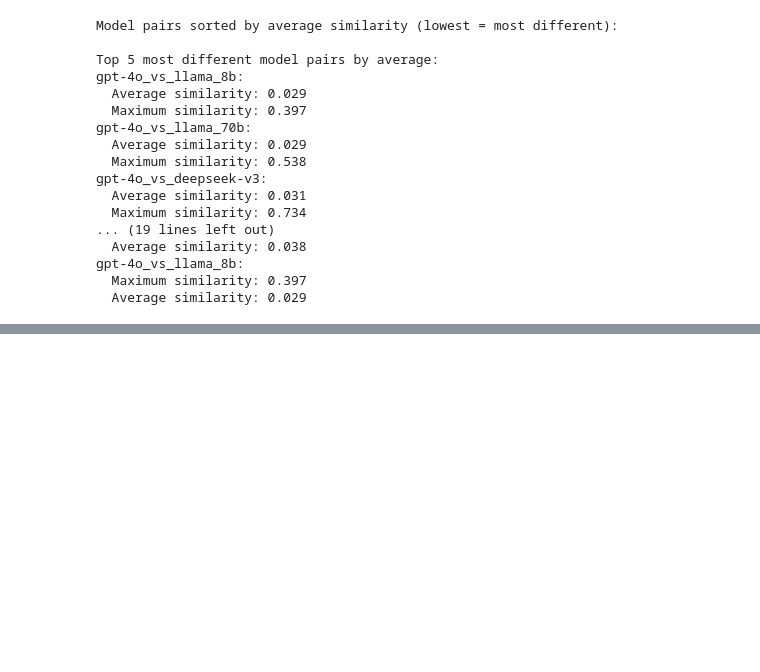
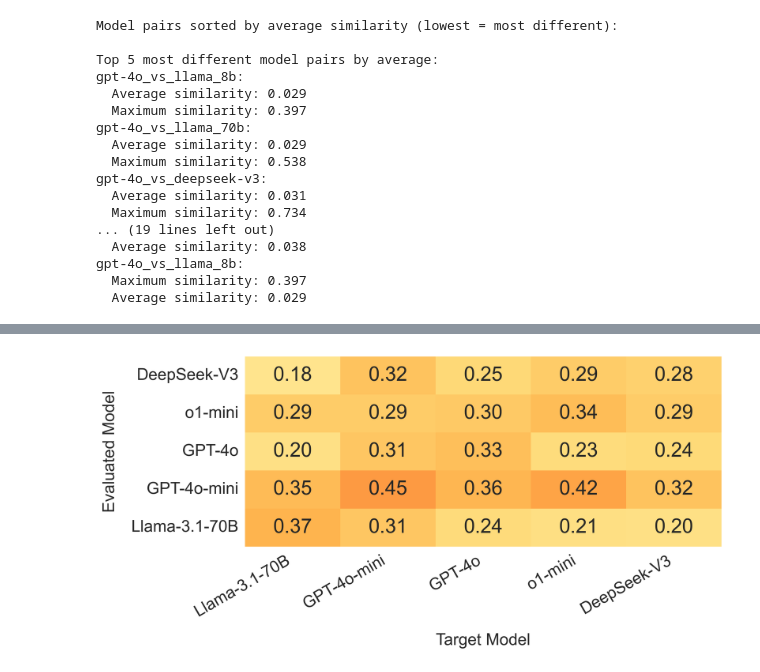
Before and after one commit to davisrbr/adaptive_evals, a Jupyter notebook: tasks/cond_100/data_analysis.ipynb, the cells around one changed output, grey strips where cells are left out. Cells and saved outputs as stored; diff of their text form; code cells hidden in the pictures; blank space fills up the shorter version.

Commit message:
data analysis for forecasting

```diff
--- a/tasks/cond_100/data_analysis.ipynb
+++ b/tasks/cond_100/data_analysis.ipynb
@@ -667,0 +1003,2 @@ fig.show()
+# %%
+all_df = pd.read_csv("generator_model_questions.csv")
@@ -667,0 +1292,5 @@ fig.show()
+# %%
+shorten_names = {'together/meta-llama/Meta-Llama-3.1-8B-Instruct-Turbo-128K' : 'llama_8b',
+                 'openai/gpt-4o-mini' : 'gpt-4o-mini',
+                 'together/meta-llama/Meta-Llama-3.1-70B-Instruct-Turbo': 'llama_70b',
+                 'openai/gpt-4o' : 'gpt-4o', 'openai/o1-mini' : 'o1_mini', 'together/deepseek-ai/DeepSeek-V3' : 'deepseek-v3'}
@@ -667,0 +1381,4 @@ fig.show()
+# %%
+df['test_model'] = df['test_model'].map(shorten_names).fillna(df['test_model'])
+# %%
+df = df[(df['test_model'] != 'llama_8b') & (df['generator_model'] != 'llama_8b')]
@@ -667,0 +1399,82 @@ fig.show()
+# %%
+import matplotlib.pyplot as plt
+import seaborn as sns
+# Define model order and name mapping
+model_order = ['llama_70b', 'gpt-4o-mini', 'gpt-4o', 'o1_mini', 'deepseek-v3']
+model_names = {
+    'llama_70b': 'Llama-3.1-70B',
+    'gpt-4o-mini': 'GPT-4o-mini',
+    'gpt-4o': 'GPT-4o',
+    'o1_mini': 'o1-mini',
+    'sonnet': 'Claude-3.5-Sonnet',
+    'deepseek-v3': 'DeepSeek-V3'
+}
+
+df = df.rename(columns={
+    'generator_model': 'target_model',
+    'test_model': 'evaluated_model'
+})
+
+# Create pivot table
+pivot_df = df.pivot_table(
+    values='consistency_score',
+    index='evaluated_model',
+    columns='target_model',
+    aggfunc='mean'
+)
+# Get valid models that exist in the data
+valid_cols = [m for m in model_order if m in pivot_df.columns]
+valid_idx = [m for m in model_order if m in pivot_df.index][::-1]
+
+# Reorder first, then rename
+pivot_df = pivot_df.reindex(columns=valid_cols)
+pivot_df = pivot_df.reindex(index=valid_idx)
+
+# Now apply the nice names
+pivot_df.index = pivot_df.index.map(lambda x: model_names.get(x, x))
+pivot_df.columns = pivot_df.columns.map(lambda x: model_names.get(x, x))
+
+# Set style for paper-quality plots
+sns.set_style("white")
+plt.rcParams.update({
+    'font.size': 18,
+    'axes.labelsize': 18,
+    'axes.titlesize': 24,
+    'xtick.labelsize': 18,
+    'ytick.labelsize': 18
+})
+
+# Create heatmap with updated style
+fig = plt.figure(figsize=(10, 5), dpi=300)  # Added dpi for higher resolution
+sns.heatmap(
+    pivot_df,
+    annot=True,
+    fmt='.2f',
+    cmap='YlOrRd',
+    cbar=False,
+    square=False,
+    vmin=0,
+    vmax=1,
+    annot_kws={'size': 22},  # Increased annotation size
+    cbar_kws={'label': 'Consistency Score'}  # Added colorbar label
+)
+
+# plt.title('Average Consistency Score by Model Pairs', pad=20)  # Added padding to title
+plt.ylabel('Evaluated Model', labelpad=15)  # Added padding to labels
+plt.xlabel('Target Model', labelpad=15)
+
+# Rotate x-axis labels for better readability
+plt.xticks(rotation=30, ha='right')
+
+plt.tight_layout()
+
+# Save to PDF with high quality settings
+plt.savefig('heatmap_w.pdf',
+            format='pdf',
+            dpi=300,
+            bbox_inches='tight',  # Prevents label cutoff
+            pad_inches=0.1)       # Adds small padding around plot
+
+plt.show()
+# %% [output]
+[figure, added]
```
Also changed, not shown: parts of 34 cells of this notebook, 49 other files.
